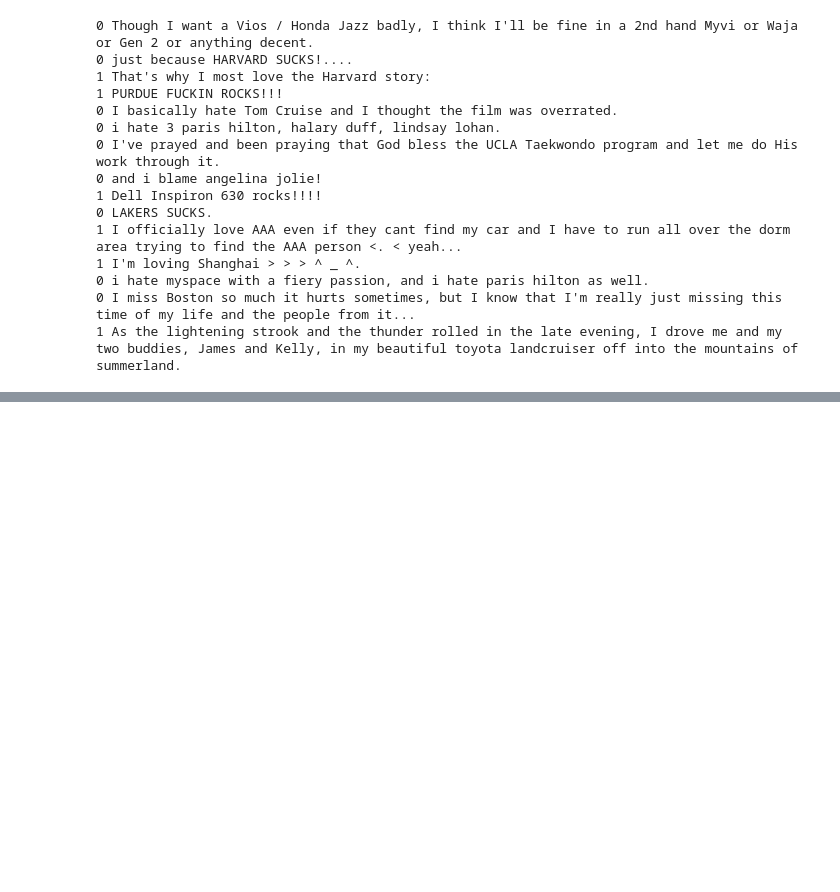
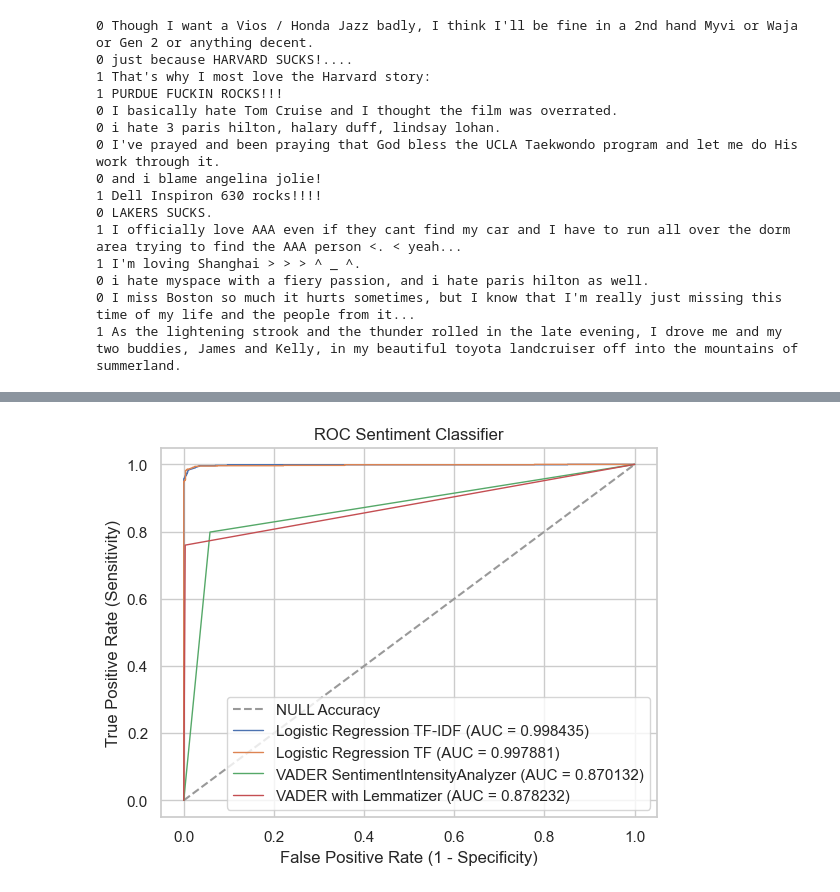
Before and after one commit to agomolka/MAThesisSentimentAnalysis, a Jupyter notebook: Social_Media_Text_Sentiment_Analysis.ipynb, the cells around one changed output, grey strips where cells are left out. Cells and saved outputs as stored; diff of their text form; code cells hidden in the pictures; blank space fills up the shorter version.

```diff
--- a/Social_Media_Text_Sentiment_Analysis.ipynb
+++ b/Social_Media_Text_Sentiment_Analysis.ipynb
@@ -261,0 +325,39 @@ for text, sentiment in zip(test_data_df.comment[spl], test_pred[spl]):
+# %%
+from nltk.tokenize import word_tokenize
+from nltk.corpus import stopwords
+from nltk.stem import WordNetLemmatizer
+
+def preprocessed_text(sentence):
+    if sentence != sentence:
+        return None
+    tokens = word_tokenize(sentence.lower())
+    filtered_tokens = [token for token in tokens if token not in stopwords.words("english")]
+    #lemmatize
+    lemmatizer = WordNetLemmatizer()
+    lemmatized_tokens = [lemmatizer.lemmatize(token) for token in filtered_tokens]
+    processed_text = " ".join(lemmatized_tokens)
+    return processed_text
+# %%
+train_data_df["processed_text"] = train_data_df["comment"].apply(preprocessed_text)
+#difference between original and with lemmatization
+train_data_df["sentiment_pred_lem"] = train_data_df.apply(lambda sentence: sentiment_score(sentence["processed_text"]), axis=1)
+# %%
+fpr_lemmatizer, tpr_lemmatizer, thresholds = metrics.roc_curve(train_data_df["sentiment"], train_data_df["sentiment_pred_lem"])
+roc_auc_lemmatizer = metrics.auc(fpr_lemmatizer, tpr_lemmatizer)
+# %%
+# ROC curves of both the Classifiers
+sns.set(style='whitegrid', context='notebook')
+plt.xlim([-0.05, 1.05])
+plt.ylim([-0.05, 1.05])
+plt.plot([0, 1], [0, 1], '--', color=(0.6, 0.6, 0.6), label='NULL Accuracy')
+plt.plot(fpr_tfidf, tpr_tfidf, lw=1, label='Logistic Regression TF-IDF (AUC = %0.6f)' % roc_auc_tfidf)
+plt.plot(fpr_tf, tpr_tf, lw=1, label='Logistic Regression TF (AUC = %0.6f)' % roc_auc_tf)
+plt.plot(fpr_vader, tpr_vader, lw=1, label='VADER SentimentIntensityAnalyzer (AUC = %0.6f)' % roc_auc_vader)
+plt.plot(fpr_lemmatizer, tpr_lemmatizer, lw=1, label='VADER with Lemmatizer (AUC = %0.6f)' % roc_auc_lemmatizer)
+plt.title('ROC Sentiment Classifier')
+plt.xlabel('False Positive Rate (1 - Specificity)')
+plt.ylabel('True Positive Rate (Sensitivity)')
+plt.legend(loc="lower right")
+plt.grid(True)
+# %% [output]
+[figure, added]
```
Also changed, not shown: parts of 16 cells of this notebook.
